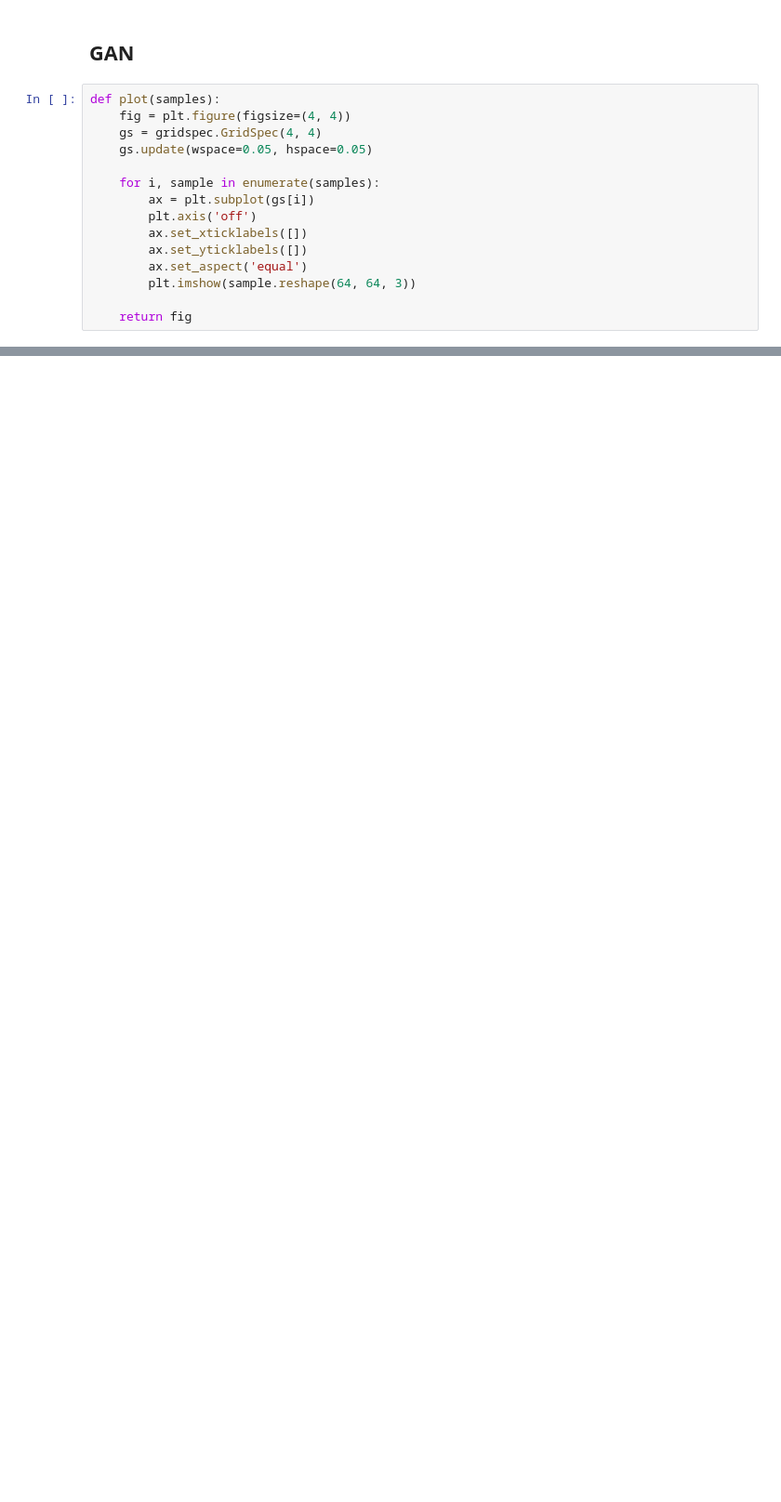
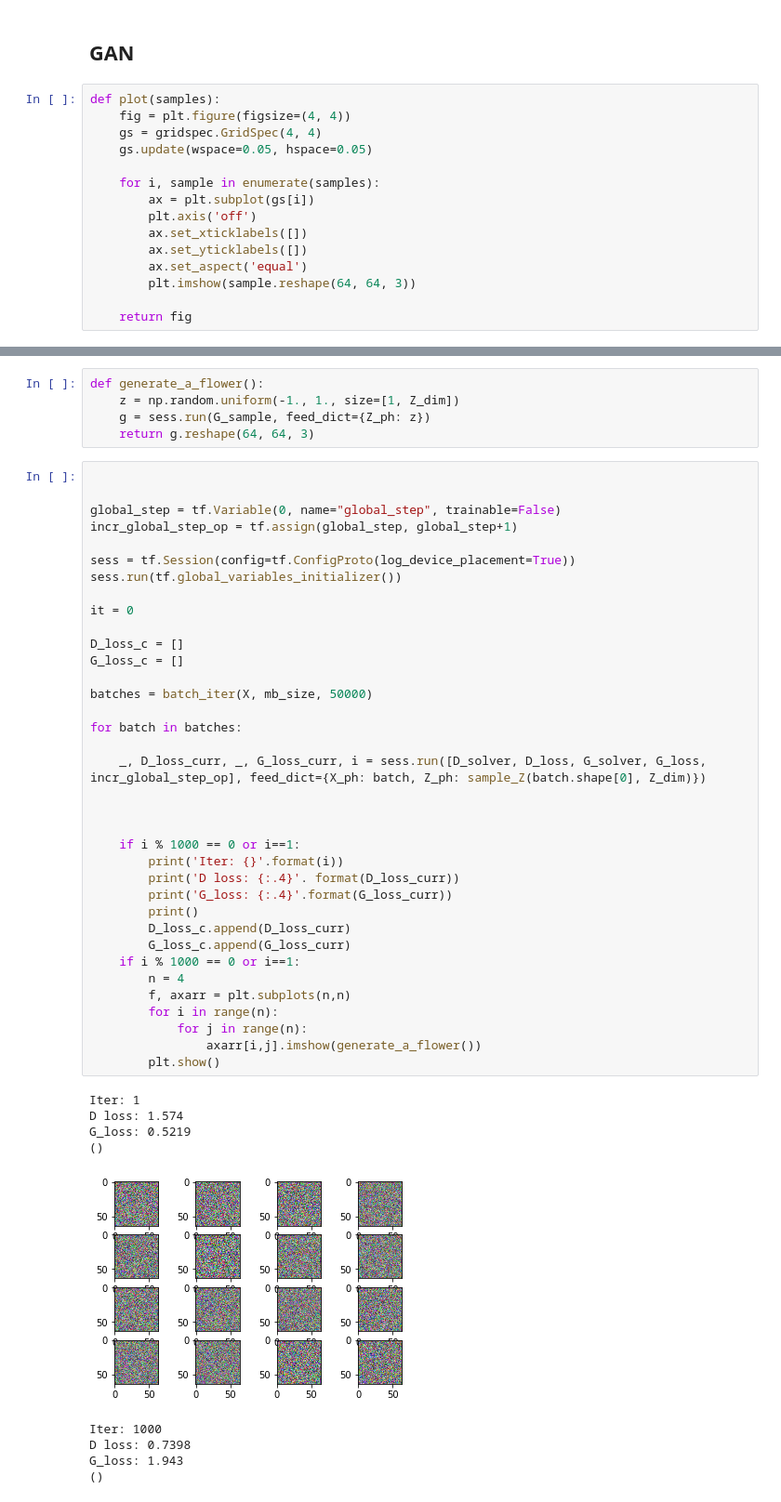
Before and after one commit to tingwenbao/W266-NLP-Final-Project-Text-to-Image-Synthesis-with-GAN, a Jupyter notebook: Dataset_Exploration .ipynb, the cells around one changed output, grey strips where cells are left out. Shown at 93% size. Cells and saved outputs as stored; diff of their text form; blank space fills up the shorter version.

```diff
--- a/Dataset_Exploration .ipynb
+++ b/Dataset_Exploration .ipynb
@@ -193,0 +124,51 @@ ImportError: Traceback (most recent call last):
+# %%
+def generate_a_flower():
+    z = np.random.uniform(-1., 1., size=[1, Z_dim])
+    g = sess.run(G_sample, feed_dict={Z_ph: z})
+    return g.reshape(64, 64, 3)
+# %%
+
+
+global_step = tf.Variable(0, name="global_step", trainable=False)
+incr_global_step_op = tf.assign(global_step, global_step+1)
+
+sess = tf.Session(config=tf.ConfigProto(log_device_placement=True))
+sess.run(tf.global_variables_initializer())
+
+it = 0
+
+D_loss_c = []
+G_loss_c = []
+
+batches = batch_iter(X, mb_size, 50000)
+
+for batch in batches:
+
+    _, D_loss_curr, _, G_loss_curr, i = sess.run([D_solver, D_loss, G_solver, G_loss, incr_global_step_op], feed_dict={X_ph: batch, Z_ph: sample_Z(batch.shape[0], Z_dim)})
+
+
+
+    if i % 1000 == 0 or i==1:
+        print('Iter: {}'.format(i))
+        print('D loss: {:.4}'. format(D_loss_curr))
+        print('G_loss: {:.4}'.format(G_loss_curr))
+        print()
+        D_loss_c.append(D_loss_curr)
+        G_loss_c.append(G_loss_curr)
+    if i % 1000 == 0 or i==1:
+        n = 4
+        f, axarr = plt.subplots(n,n)
+        for i in range(n):
+            for j in range(n):
+                axarr[i,j].imshow(generate_a_flower())
+        plt.show()
+# %% [output]
+Iter: 1
+D loss: 1.574
+G_loss: 0.5219
+()
+[figure, added]
+Iter: 1000
+D loss: 0.7398
+G_loss: 1.943
+()
```
Also changed, not shown: parts of 8 cells of this notebook, 1 other file.
